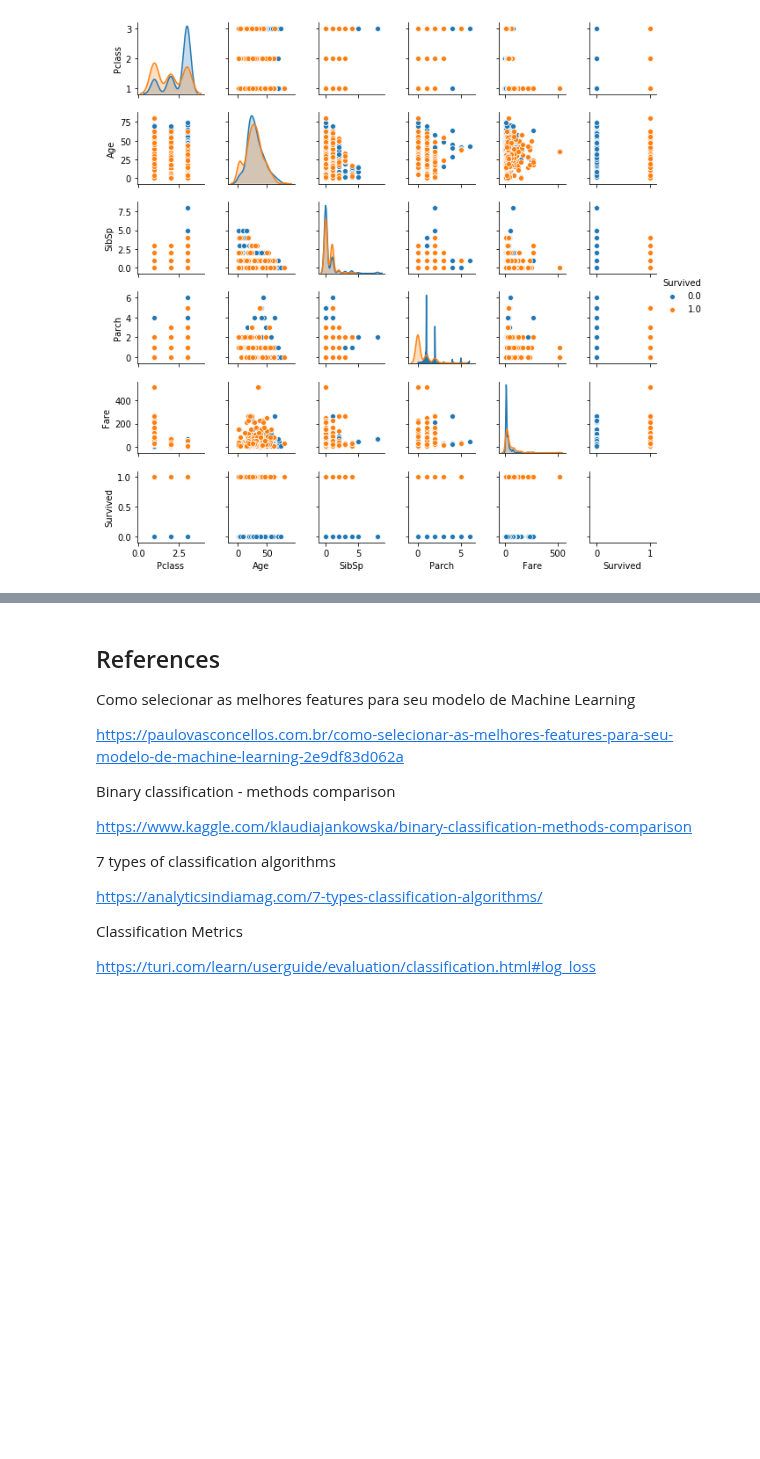
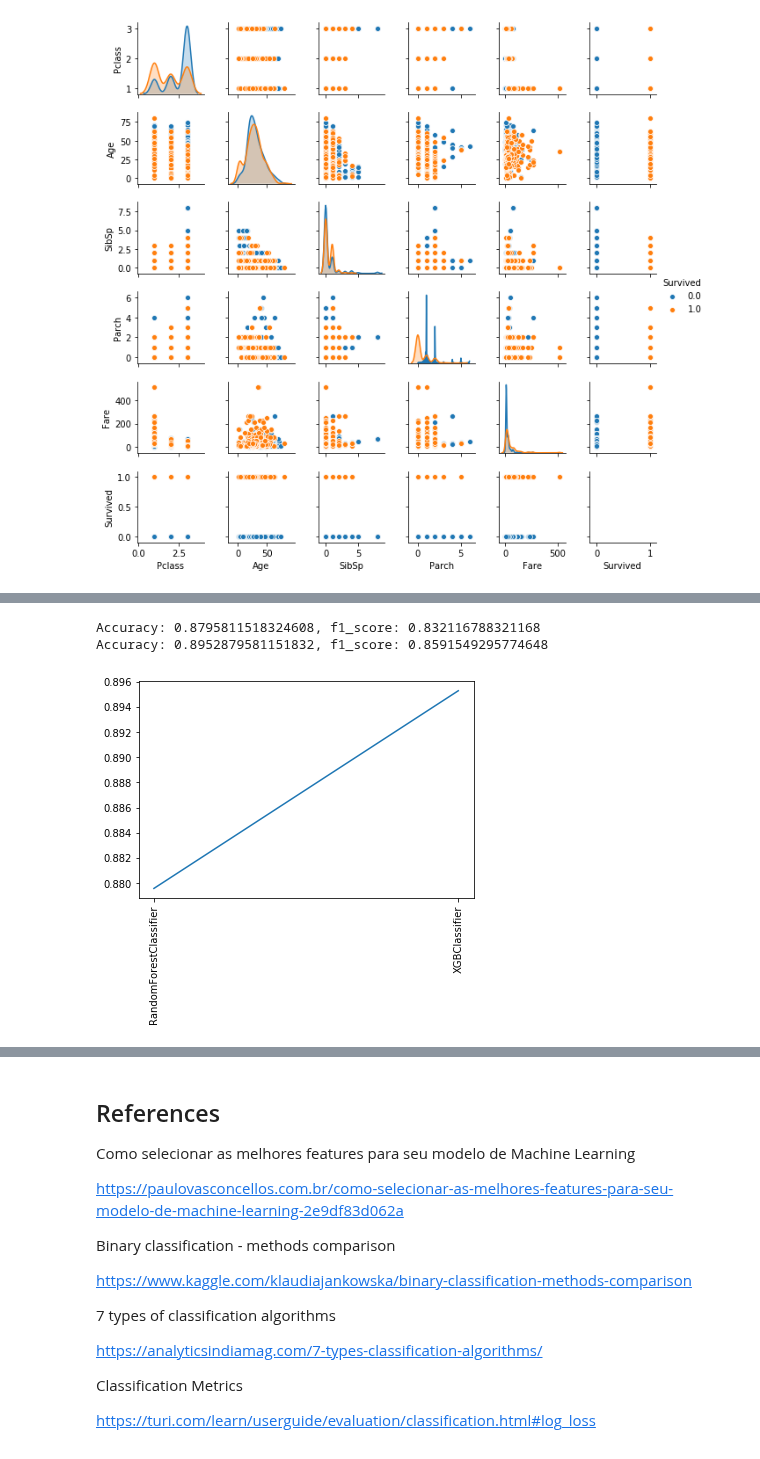
Before and after one commit to LeoFernanndes/notebooks, a Jupyter notebook: titanic.ipynb, the cells around one changed output, grey strips where cells are left out. Drawn from its saved outputs; the diff is of its cells as text; code cells hidden in the pictures; blank space fills up the shorter version.

```diff
--- a/titanic.ipynb
+++ b/titanic.ipynb
@@ -170,0 +177,10 @@ Accuracy: 0.8795811518324608, f1_score: 0.8368794326241136
+# %%
+for clf in classifiers:
+  clf.fit(dataframe_stack_train[colunas[:-1]], dataframe_stack_train[colunas[-1]])
+  pred = clf.predict(dataframe_stack_test[colunas[:-1]])
+  model = str(clf).split('(')[0]
+
+  accuracy_score_1 = accuracy_score(pred, dataframe_stack_test[colunas[-1]])
+  f1_score_1 = f1_score(pred, dataframe_stack_test[colunas[-1]])
+
+  print('{}, Accuracy: {}, f1_score: {}'.format(model, accuracy_score_1, f1_score_1))
@@ -170,0 +202,62 @@ Accuracy: 0.8795811518324608, f1_score: 0.8368794326241136
+# %%
+df_stack_train = pd.DataFrame({'PassengerId': dataframe_stack_train['PassengerId']}).set_index(['PassengerId'])
+df_stack_test = pd.DataFrame({'PassengerId': dataframe_stack_test['PassengerId']}).set_index(['PassengerId'])
+df_stack_classification = pd.DataFrame({'PassengerId': dataframe_stack_classification['PassengerId']}).set_index(['PassengerId'])
+df_stack_submit = pd.DataFrame({'PassengerId': dataframe_stack_submit['PassengerId']}).set_index(['PassengerId'])
+
+
+x_axis = []
+y_axis = []
+
+
+classifiers = [RandomForestClassifier(bootstrap=True, ccp_alpha=0.0, class_weight=None,
+                       criterion='gini', max_depth=None, max_features='auto',
+                       max_leaf_nodes=None, max_samples=None,
+                       min_impurity_decrease=0.0, min_impurity_split=None,
+                       min_samples_leaf=1, min_samples_split=2,
+                       min_weight_fraction_leaf=0.0, n_estimators=100,
+                       n_jobs=None, oob_score=False, random_state=None,
+                       verbose=0, warm_start=False),
+
+               XGBClassifier()]
+
+
+iterations= 10
+split= 0.7
+
+for clf in classifiers:
+  for n in range(iterations):
+
+    x_train, x_test, y_train, y_test = train_test_split(dataframe_stack_train[colunas[:-1]],
+                                                        dataframe_stack_train[colunas[-1]], train_size= split, random_state= None)
+
+
+    clf.fit(x_train, y_train)
+
+
+    clf_ = clf.predict(dataframe_stack_test[colunas[:-1]])
+    clf_dataframe_ = pd.DataFrame({n: clf_}, index= df_stack_test.index)
+    df_stack_test = pd.concat([df_stack_test, clf_dataframe_], axis= 1)
+
+
+  mean = df_stack_test.mean(axis= 1)
+  mode = df_stack_test.mode(axis= 1)
+
+
+  f1_score_ = f1_score(mode[0], dataframe_stack_test['Survived'])
+  accuracy_score_ = accuracy_score(mode[0], dataframe_stack_test['Survived'])
+
+
+  x_axis.append(str(clf).split('(')[0])
+  y_axis.append(accuracy_score_)
+
+
+  print('Accuracy: {}, f1_score: {}'.format(accuracy_score_, f1_score_))
+
+plt.plot(x_axis, y_axis)
+plt.xticks(rotation= 90)
+plt.show()
+# %% [output]
+Accuracy: 0.8795811518324608, f1_score: 0.832116788321168
+Accuracy: 0.8952879581151832, f1_score: 0.8591549295774648
+[figure, added]
```
Also changed, not shown: parts of 3 cells of this notebook.
